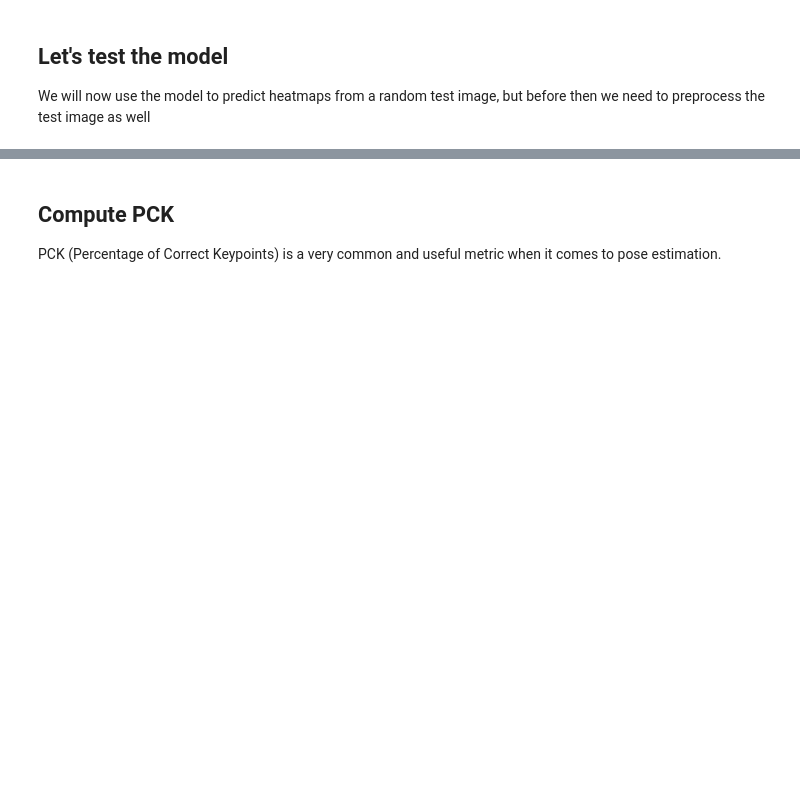
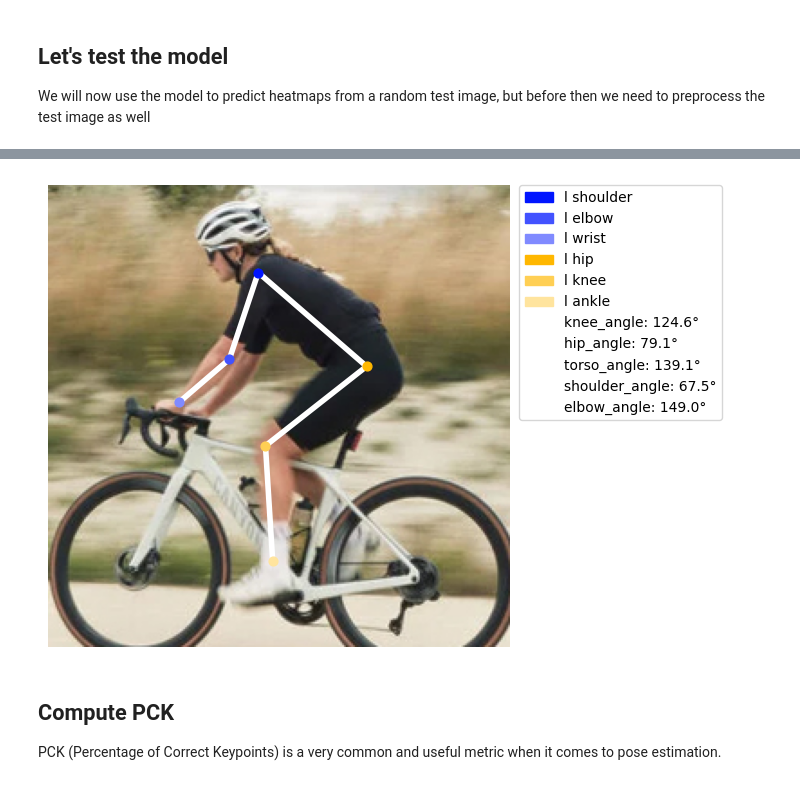
Before and after one commit to williamsaether/BikeFit, a Jupyter notebook: data/exploring-coco.ipynb, the cells around one changed output, grey strips where cells are left out. Cells and saved outputs as stored; diff of their text form; code cells hidden in the pictures; blank space fills up the shorter version.

```diff
--- a/data/exploring-coco.ipynb
+++ b/data/exploring-coco.ipynb
@@ -737,3 +796,40 @@ extract_and_plot_joints(image_rgb, heatmaps)
+# %%
+import matplotlib.patches as mpatches
+
+def draw_pose_and_angles(image_rgb, joints, joint_names=joints_list):
+    right_side = False if joints[4][0] < joints[6][0] else True
+    angles = calculate_angles(right_side)
+
+    if right_side is False:
+        skeleton = [(0, 2), (2, 4), (0, 6), (6, 8), (8, 10)]
+    else:
+        skeleton = [(1, 3), (3, 5), (1, 7), (7, 9), (9, 11)]
+
+    plt.figure(figsize=(6, 6))
+    legend_items = []
+
+    for i, (x, y) in enumerate(joints):
+        if i % 2 == (1 if right_side is False else 0): continue
+        plt.scatter(x, y, c=color_map[i], s=40, zorder=2)
+        legend_items.append(mpatches.Patch(color=color_map[i], label=joint_names[str(i)]))
+
+    for i, j in skeleton:
+        pt1 = joints[i]
+        pt2 = joints[j]
+        plt.plot([pt1[0], pt2[0]], [pt1[1], pt2[1]], color='#fff', linewidth=4, zorder=1)
+
+    for name, angle in angles.items():
+        label = f"{name}: {angle:.1f}°"
+        legend_items.append(mpatches.Patch(color='none', label=label))
+
+    plt.legend(handles=legend_items, bbox_to_anchor=(1.02, 1), loc='upper left', fontsize=10, borderaxespad=0)
+    plt.imshow(image_rgb)
+    plt.axis('off')
+    plt.show()
+# %%
+draw_pose_and_angles(image_rgb, extracted_joints)
+# %% [output]
+[figure, added]
 # %% [markdown]
 ## Compute PCK
 PCK (Percentage of Correct Keypoints) is a very common and useful metric when it comes to pose estimation.
```
Also changed, not shown: parts of 12 cells of this notebook.
